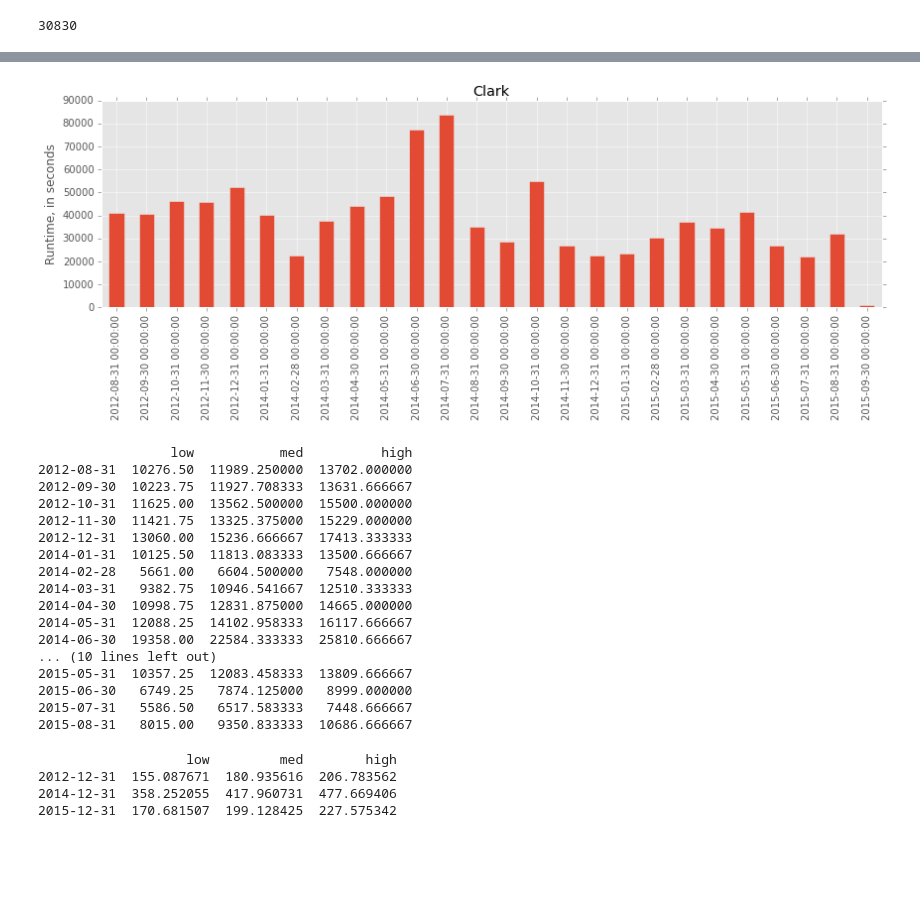
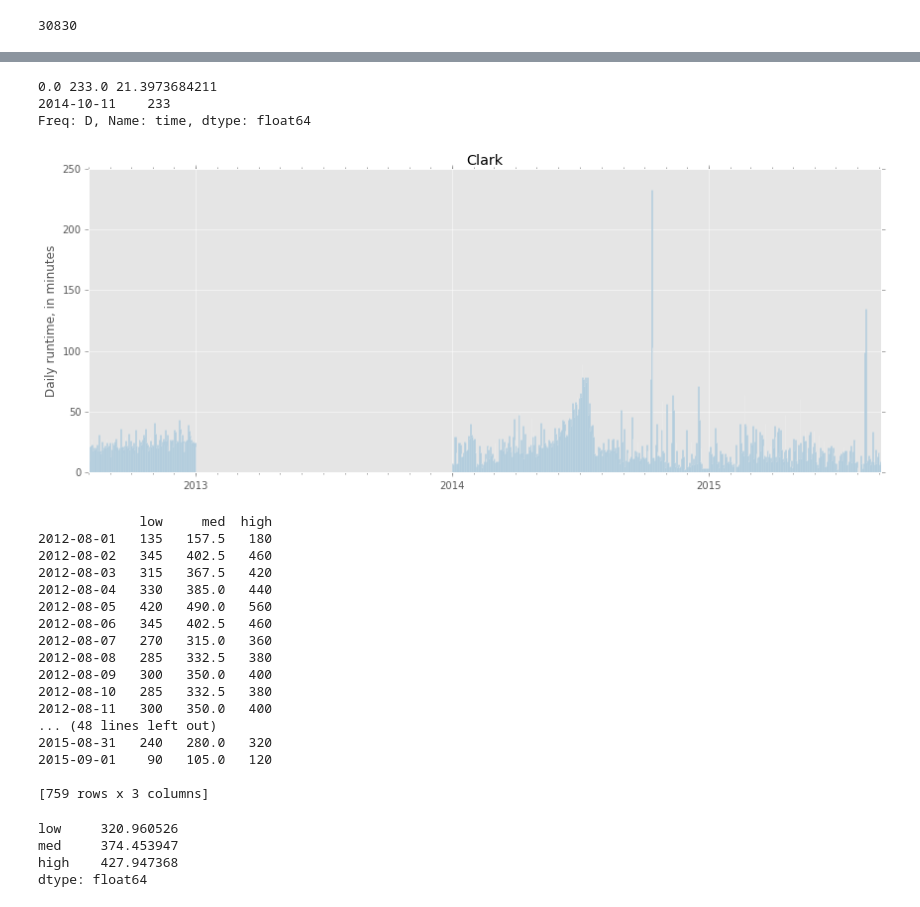
Before and after one commit to jbellino-usgs/notebooks, a Jupyter notebook: temp/CompileHoboData.ipynb, the cells around one changed output, grey strips where cells are left out. Cells and saved outputs as stored; diff of their text form; code cells hidden in the pictures; blank space fills up the shorter version.

```diff
--- a/temp/CompileHoboData.ipynb
+++ b/temp/CompileHoboData.ipynb
@@ -122,57 +123,66 @@ print pump_on
 2015-09-02 12:17:44   00:00:41
 Name: time, dtype: timedelta64[ns]
 # %%
-# Aggregate the pump-on time by month and export to a .csv file
-monthly_pump_runtime = pump_on.groupby([pd.TimeGrouper(freq='M')]).aggregate(np.sum).astype('timedelta64[s]')
-monthly_pump_runtime.to_csv('runtime.csv')
+# Aggregate the pump-on time by day and export to a .csv file
+daily_pump_runtime = pump_on.groupby([pd.TimeGrouper(freq='D')]).aggregate(np.sum).astype('timedelta64[m]')
+daily_pump_runtime.to_csv('runtime.csv')
+print daily_pump_runtime.min(), daily_pump_runtime.max(), daily_pump_runtime.mean()
+print daily_pump_runtime[daily_pump_runtime==daily_pump_runtime.max()]
+# %% [output]
+0.0 233.0 21.3973684211
+2014-10-11    233
+Freq: D, Name: time, dtype: float64
 # %%
 # Plot the results
 fig, ax = plt.subplots(figsize=(12, 5))
-monthly_pump_runtime.plot(kind='bar', ax=ax)
-ax.set_ylabel('Runtime, in seconds')
+ax.bar(daily_pump_runtime.index, daily_pump_runtime, width=1)
+ax.xaxis_date()
+ax.xaxis.set_minor_locator(dates.MonthLocator())
+ax.xaxis.set_major_locator(dates.YearLocator())
+ax.set_ylabel('Daily runtime, in minutes')
 plt.title('Clark')
 plt.tight_layout()
 plt.savefig('Clark.png')
 # %% [output]
-[figure, old version]
+[figure, new version]
 # %%
-# Compute water use in gallons per month
+# Compute water use in gallons per day
 low_flow_rate = 15.
 med_flow_rate = 17.5
 high_flow_rate = 20.
 
-wu_low = (monthly_pump_runtime/60.) * low_flow_rate
-wu_med = (monthly_pump_runtime/60.) * med_flow_rate
-wu_high = (monthly_pump_runtime/60.) * high_flow_rate
+wu_low = (daily_pump_runtime) * low_flow_rate
+wu_med = (daily_pump_runtime) * med_flow_rate
+wu_high = (daily_pump_runtime) * high_flow_rate
 
 wu = pd.concat([wu_low, wu_med, wu_high], axis=1)
 wu.columns = ['low', 'med', 'high']
 
 print wu.ix[:-1]
 # %% [output]
-                 low           med          high
-2012-08-31  10276.50  11989.250000  13702.000000
-2012-09-30  10223.75  11927.708333  13631.666667
-2012-10-31  11625.00  13562.500000  15500.000000
-2012-11-30  11421.75  13325.375000  15229.000000
-2012-12-31  13060.00  15236.666667  17413.333333
-2014-01-31  10125.50  11813.083333  13500.666667
-2014-02-28   5661.00   6604.500000   7548.000000
-2014-03-31   9382.75  10946.541667  12510.333333
-2014-04-30  10998.75  12831.875000  14665.000000
-2014-05-31  12088.25  14102.958333  16117.666667
-2014-06-30  19358.00  22584.333333  25810.666667
-... (10 lines left out)
-2015-05-31  10357.25  12083.458333  13809.666667
-2015-06-30   6749.25   7874.125000   8999.000000
-2015-07-31   5586.50   6517.583333   7448.666667
-2015-08-31   8015.00   9350.833333  10686.666667
+             low     med  high
+2012-08-01   135   157.5   180
+2012-08-02   345   402.5   460
+2012-08-03   315   367.5   420
+2012-08-04   330   385.0   440
+2012-08-05   420   490.0   560
+2012-08-06   345   402.5   460
+2012-08-07   270   315.0   360
+2012-08-08   285   332.5   380
+2012-08-09   300   350.0   400
+2012-08-10   285   332.5   380
+2012-08-11   300   350.0   400
+... (48 lines left out)
+2015-08-31   240   280.0   320
+2015-09-01    90   105.0   120
+
+[759 rows x 3 columns]
 # %%
 # Compute water use in gallons per day
-wu_gpd = wu.groupby([pd.TimeGrouper(freq='A')]).aggregate(np.sum) / 365.
+wu_gpd = wu.mean()
 print wu_gpd
 # %% [output]
-                   low         med        high
-2012-12-31  155.087671  180.935616  206.783562
-2014-12-31  358.252055  417.960731  477.669406
-2015-12-31  170.681507  199.128425  227.575342
+low     320.960526
+med     374.453947
+high    427.947368
+dtype: float64
```
Also changed, not shown: parts of 1 cell of this notebook.
